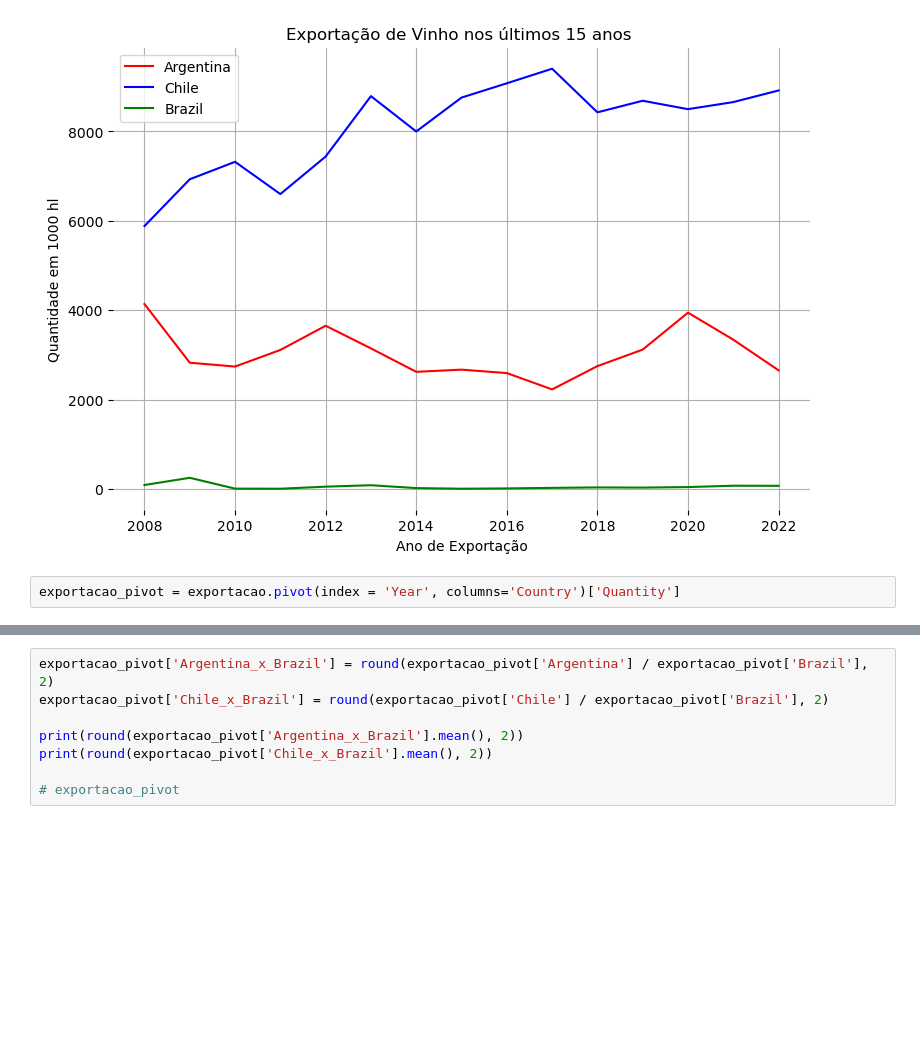
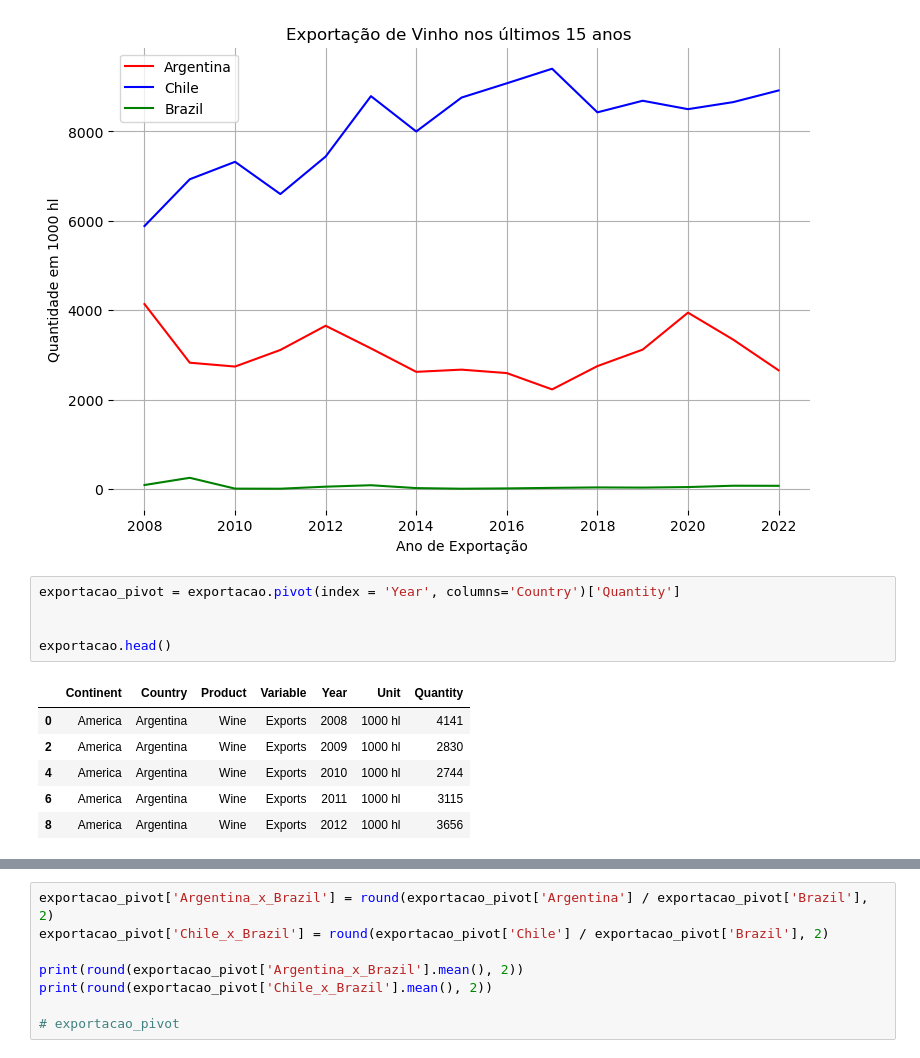
Before and after one commit to marcorc30/Tech_Challenge_fase1, a Jupyter notebook: Análise Dados Organização Intenacional do Vinho.ipynb, the cells around one changed output, grey strips where cells are left out. Saved outputs shown, nothing was run; the diff lists cells and outputs as text; blank space fills up the shorter version.

```diff
--- a/Análise Dados Organização Intenacional do Vinho.ipynb
+++ b/Análise Dados Organização Intenacional do Vinho.ipynb
@@ -90,3 +90,13 @@ plt.show()
 [figure]
 # %%
 exportacao_pivot = exportacao.pivot(index = 'Year', columns='Country')['Quantity']
+
+
+exportacao.head()
+# %% [output]
+|  | Continent | Country | Product | Variable | Year | Unit | Quantity |
+| 0 | America | Argentina | Wine | Exports | 2008 | 1000 hl | 4141 |
+| 2 | America | Argentina | Wine | Exports | 2009 | 1000 hl | 2830 |
+| 4 | America | Argentina | Wine | Exports | 2010 | 1000 hl | 2744 |
+| 6 | America | Argentina | Wine | Exports | 2011 | 1000 hl | 3115 |
+| 8 | America | Argentina | Wine | Exports | 2012 | 1000 hl | 3656 |
```
Also changed, not shown: parts of 2 cells of this notebook.
